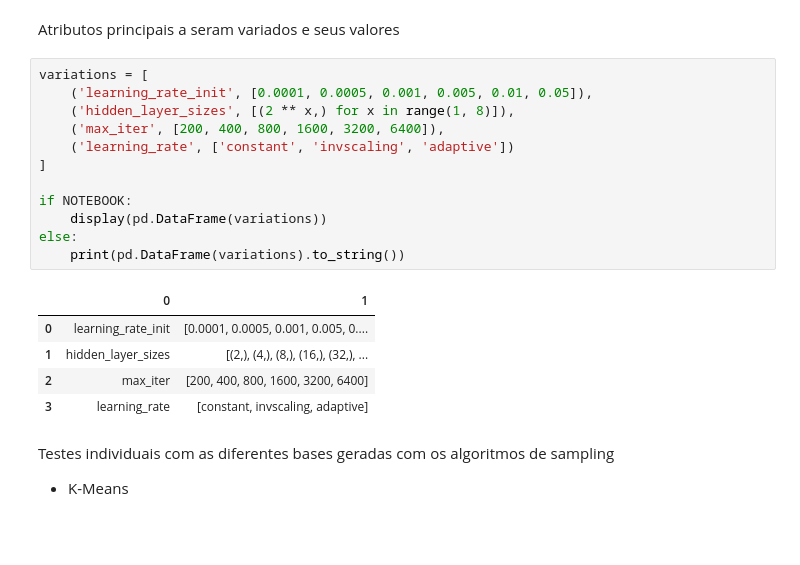
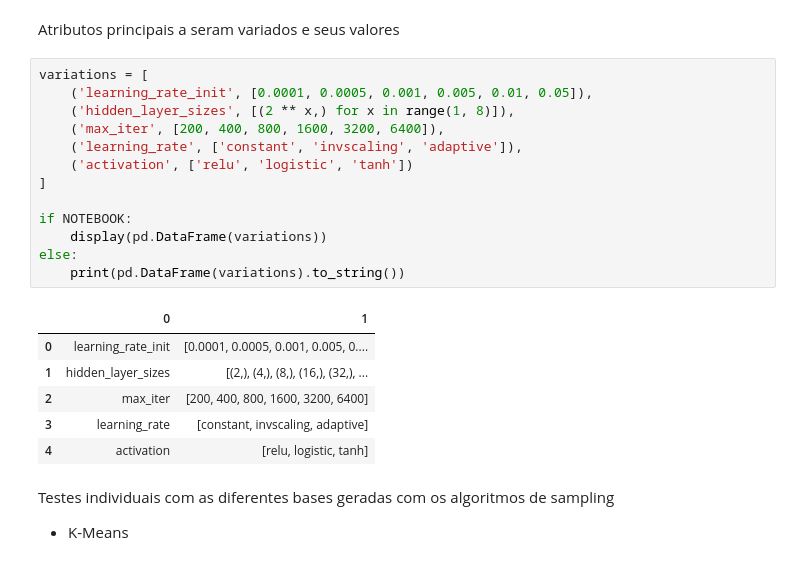
Before and after one commit to pedro00dk/nnmammo, a Jupyter notebook: nnmammo.ipynb, the cells around one changed output. Drawn from its saved outputs; the diff is of its cells as text; blank space fills up the shorter version.

```diff
--- a/nnmammo.ipynb
+++ b/nnmammo.ipynb
@@ -132,21 +132,23 @@ Atributos principais a seram variados e seus valores
 # %%
 variations = [
     ('learning_rate_init', [0.0001, 0.0005, 0.001, 0.005, 0.01, 0.05]),
     ('hidden_layer_sizes', [(2 ** x,) for x in range(1, 8)]),
     ('max_iter', [200, 400, 800, 1600, 3200, 6400]),
-    ('learning_rate', ['constant', 'invscaling', 'adaptive'])
+    ('learning_rate', ['constant', 'invscaling', 'adaptive']),
+    ('activation', ['relu', 'logistic', 'tanh'])
 ]
 
 if NOTEBOOK:
     display(pd.DataFrame(variations))
 else:
     print(pd.DataFrame(variations).to_string())
 # %% [output]
 |  | 0 | 1 |
 | 0 | learning_rate_init | [0.0001, 0.0005, 0.001, 0.005, 0.... |
 | 1 | hidden_layer_sizes | [(2,), (4,), (8,), (16,), (32,), ... |
 | 2 | max_iter | [200, 400, 800, 1600, 3200, 6400] |
 | 3 | learning_rate | [constant, invscaling, adaptive] |
+| 4 | activation | [relu, logistic, tanh] |
 # %% [markdown]
 Testes individuais com as diferentes bases geradas com os algoritmos de sampling
 * K-Means
```
Also changed, not shown: parts of 1 cell of this notebook, 1 other file.
